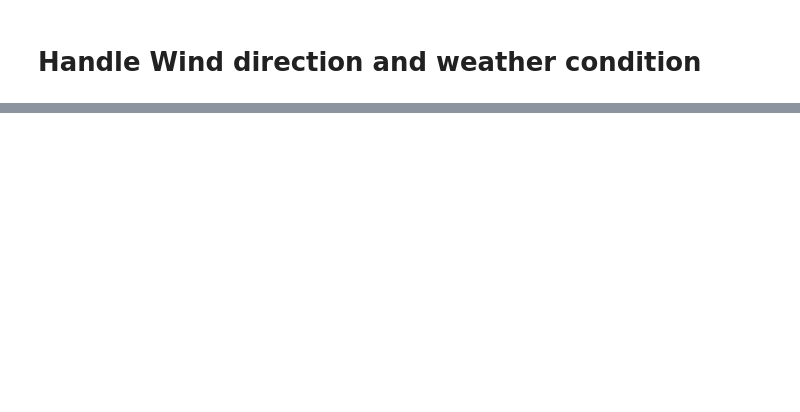
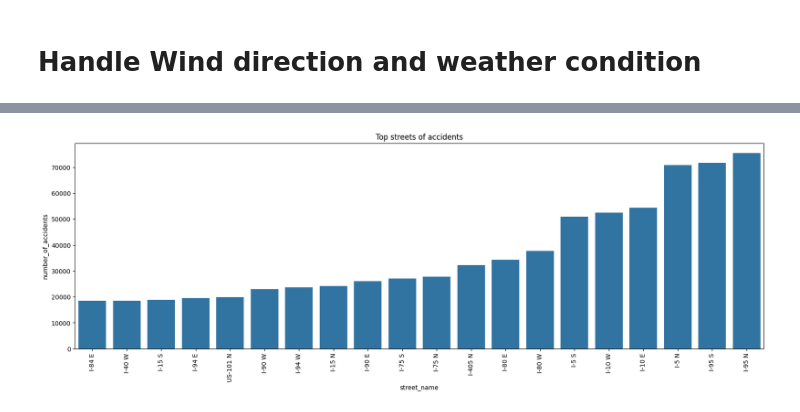
Before and after one commit to yungen-lu/ai_course_project, a Jupyter notebook: us-accident-ai-class.ipynb, the cells around one changed output, grey strips where cells are left out. Saved outputs shown, nothing was run; the diff lists cells and outputs as text; code cells hidden in the pictures; blank space fills up the shorter version.

```diff
--- a/us-accident-ai-class.ipynb
+++ b/us-accident-ai-class.ipynb
@@ -276,0 +327,11 @@ ori_data = pd.read_csv('./data/v2.csv')
+# %%
+top_streets=ori_data["Street"].value_counts().sort_values()[-20:].reset_index()
+top_streets.columns=["street_name","number_of_accidents"]
+
+plt.figure(figsize=(20,6))
+sns.barplot(x=top_streets["street_name"],y=top_streets["number_of_accidents"])
+plt.xticks(rotation=90)
+plt.title("Top streets of accidents")
+plt.show()
+# %% [output]
+[figure, added]
```
Also changed, not shown: parts of 27 cells of this notebook.
